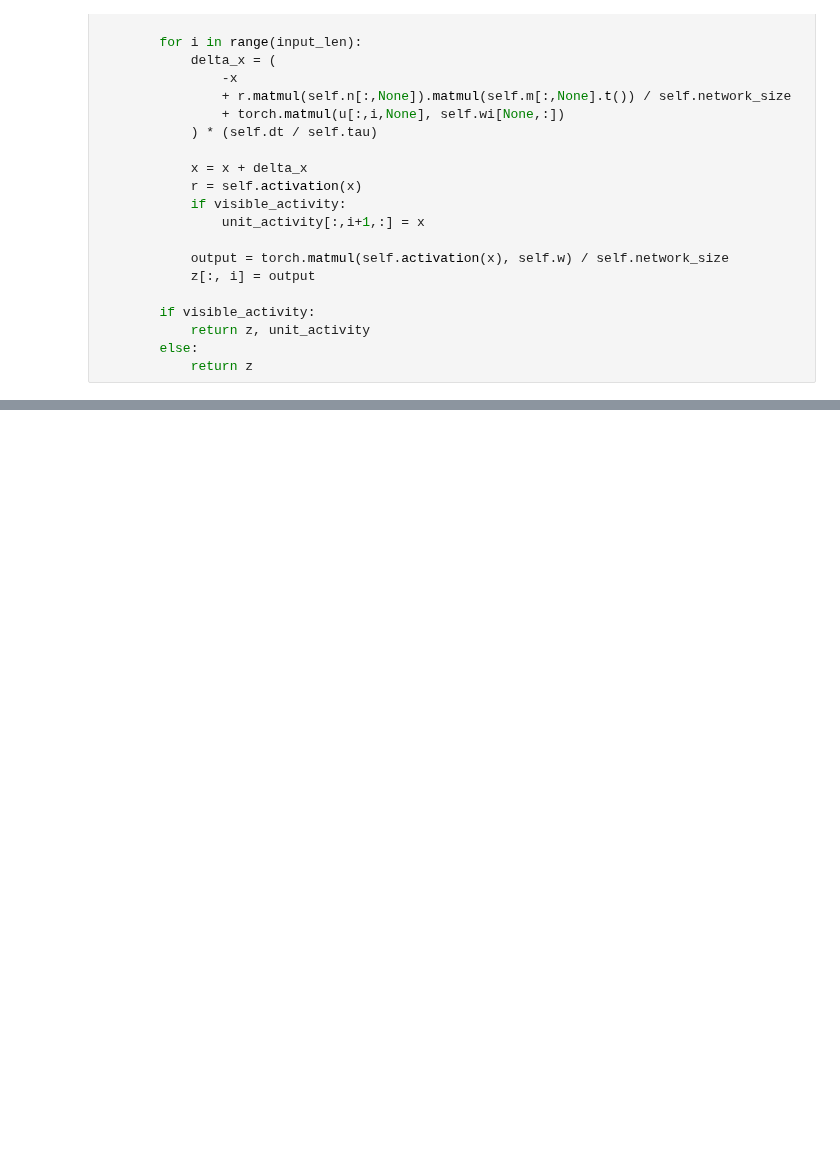
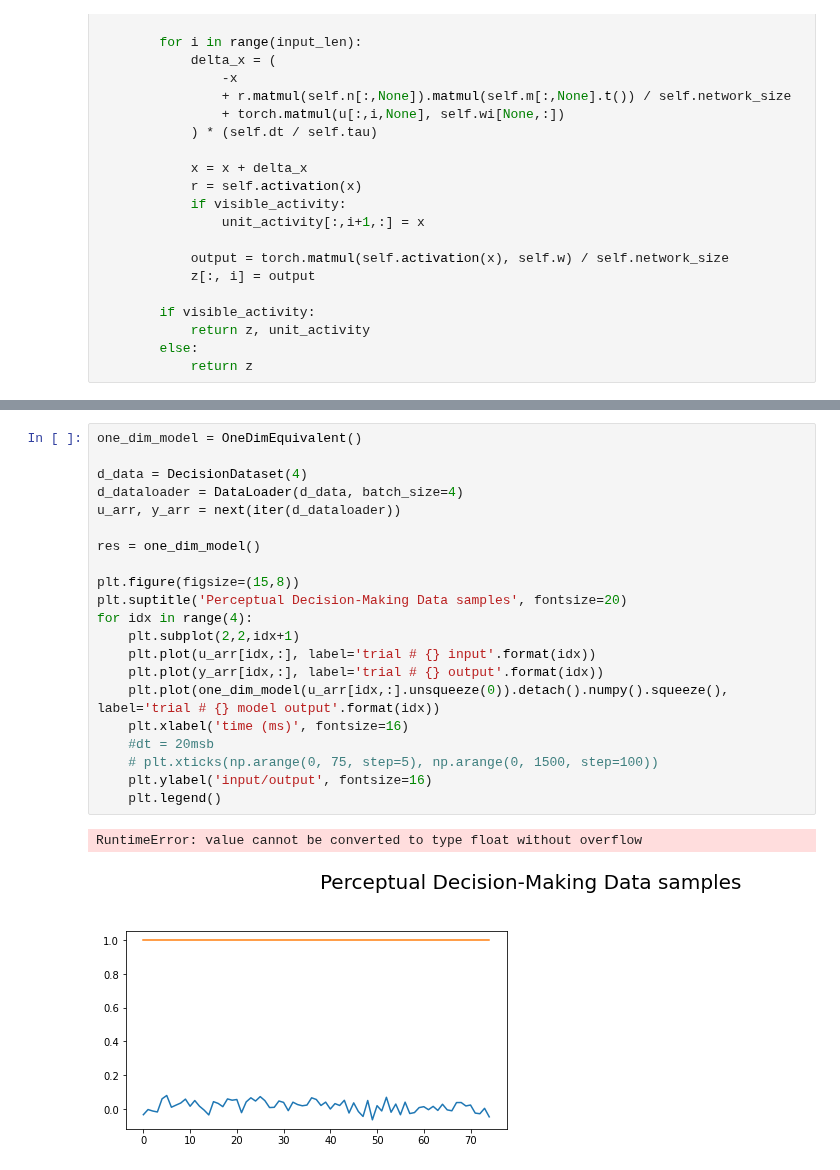
Before and after one commit to Erfan7bt/MHBF, a Jupyter notebook: Projects/Gelston.ipynb, the cells around one changed output, grey strips where cells are left out. Drawn from its saved outputs; the diff is of its cells as text; blank space fills up the shorter version.

Commit message:
Bugs in one-dim-equivalent

```diff
--- a/Projects/Gelston.ipynb
+++ b/Projects/Gelston.ipynb
@@ -545,0 +506,24 @@ class OneDimEquivalent(nn.Module):
+# %%
+one_dim_model = OneDimEquivalent()
+
+d_data = DecisionDataset(4)
+d_dataloader = DataLoader(d_data, batch_size=4)
+u_arr, y_arr = next(iter(d_dataloader))
+
+res = one_dim_model()
+
+plt.figure(figsize=(15,8))
+plt.suptitle('Perceptual Decision-Making Data samples', fontsize=20)
+for idx in range(4):
+    plt.subplot(2,2,idx+1)
+    plt.plot(u_arr[idx,:], label='trial # {} input'.format(idx))
+    plt.plot(y_arr[idx,:], label='trial # {} output'.format(idx))
+    plt.plot(one_dim_model(u_arr[idx,:].unsqueeze(0)).detach().numpy().squeeze(), label='trial # {} model output'.format(idx))
+    plt.xlabel('time (ms)', fontsize=16)
+    #dt = 20msb
+    # plt.xticks(np.arange(0, 75, step=5), np.arange(0, 1500, step=100))
+    plt.ylabel('input/output', fontsize=16)
+    plt.legend()
+# %% [output]
+RuntimeError: value cannot be converted to type float without overflow
+[figure, added]
```
Also changed, not shown: parts of 8 cells of this notebook.
